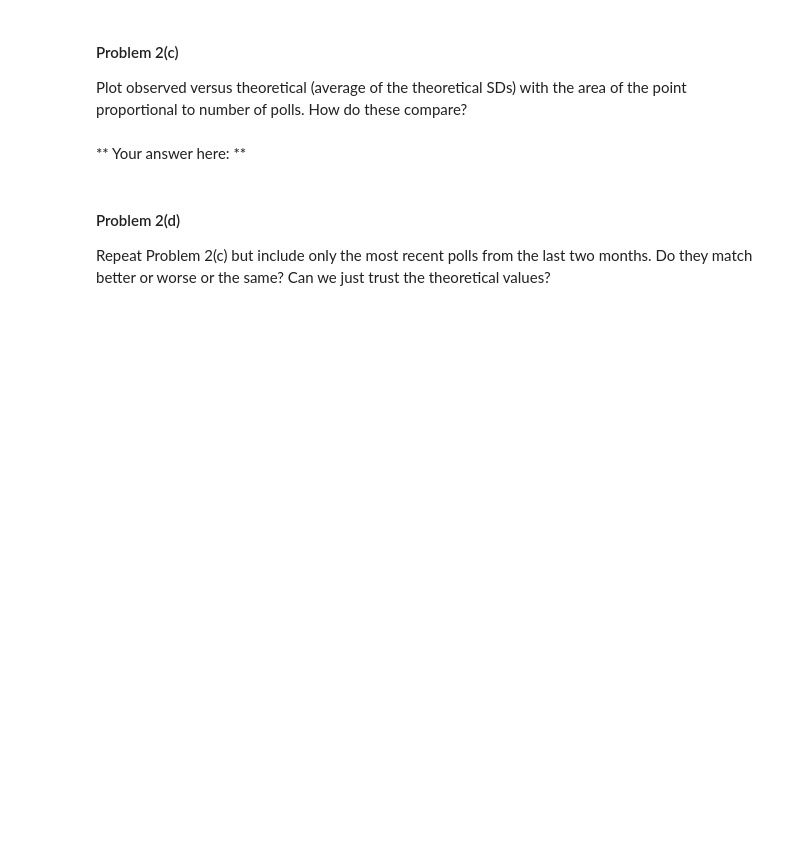
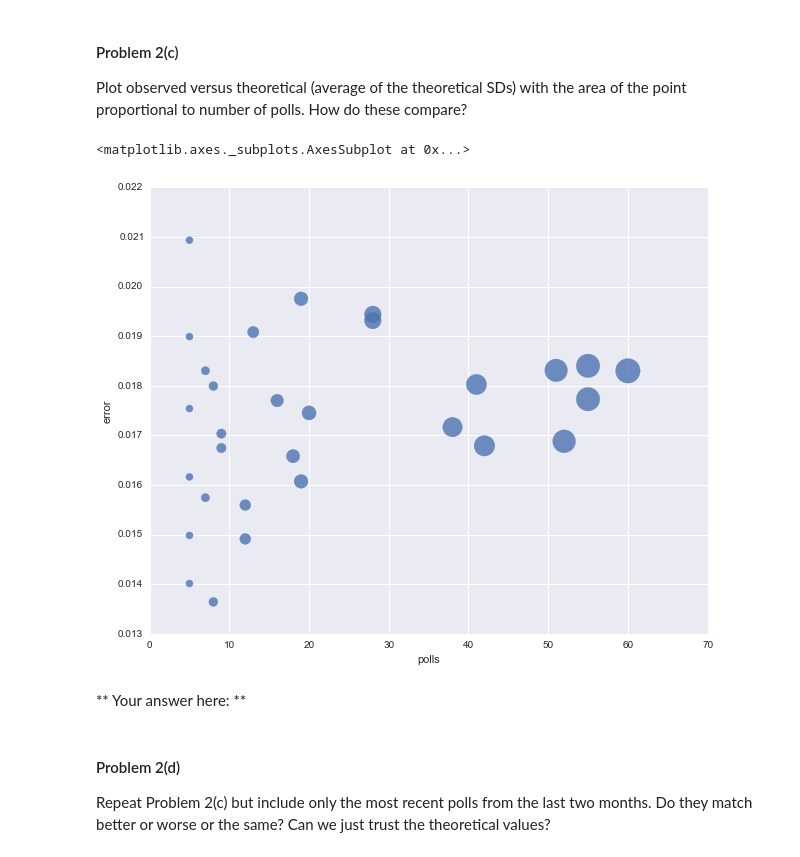
Before and after one commit to dimagalat/CSCI_E-109, a Jupyter notebook: homework/santos_n_hw4/HW4.ipynb, the cells around one changed output. Saved outputs shown, nothing was run; the diff lists cells and outputs as text; code cells hidden in the pictures; blank space fills up the shorter version.

```diff
--- a/homework/santos_n_hw4/HW4.ipynb
+++ b/homework/santos_n_hw4/HW4.ipynb
@@ -227,3 +223,9 @@ Plot observed versus theoretical (average of the theoretical SDs) with the area
+# %%
+plt.figure(figsize=(10, 8))
+sns.regplot("polls", "error", errors, fit_reg=False, scatter_kws={"s": errors["polls"]*10})
+# %% [output]
+<matplotlib.axes._subplots.AxesSubplot at 0x...>
+[figure, added]
 # %% [markdown]
 ** Your answer here: **
 # %% [markdown]
```
Also changed, not shown: parts of 11 cells of this notebook, 2 other files.
